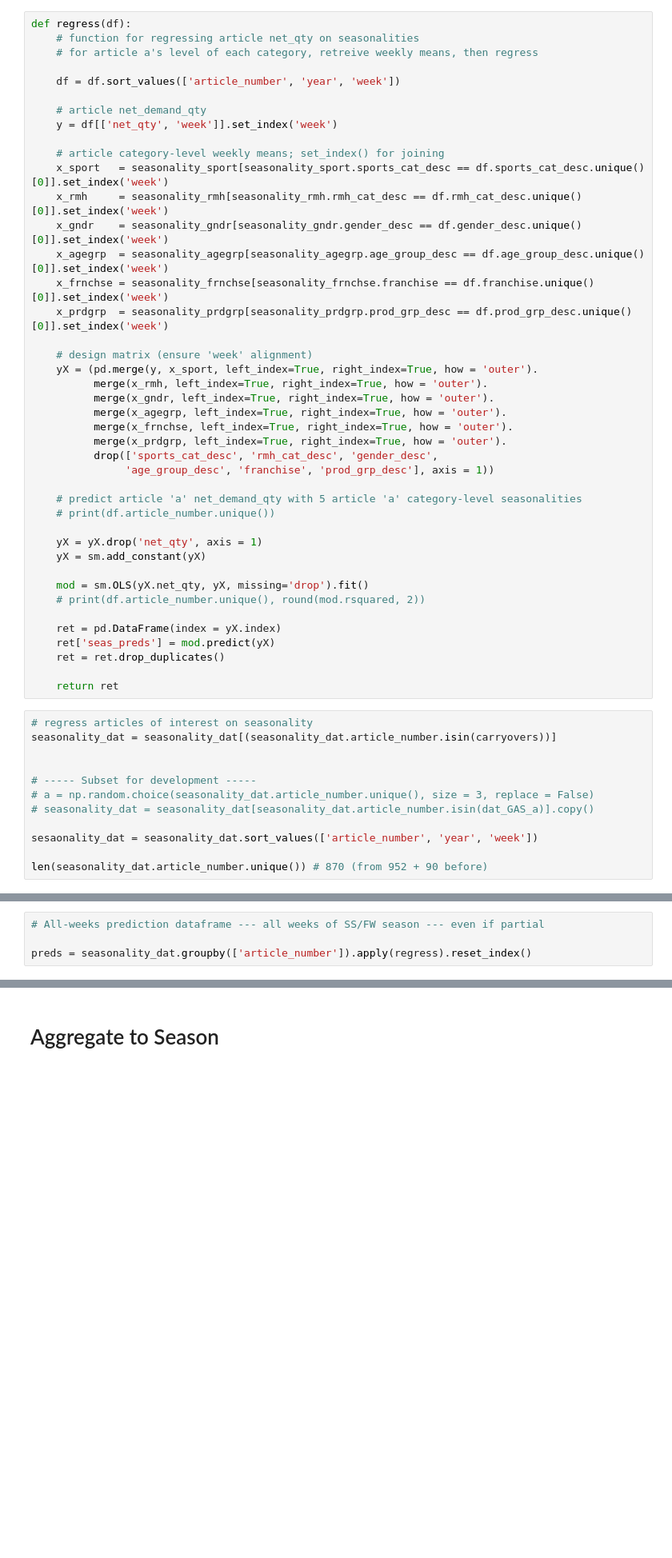
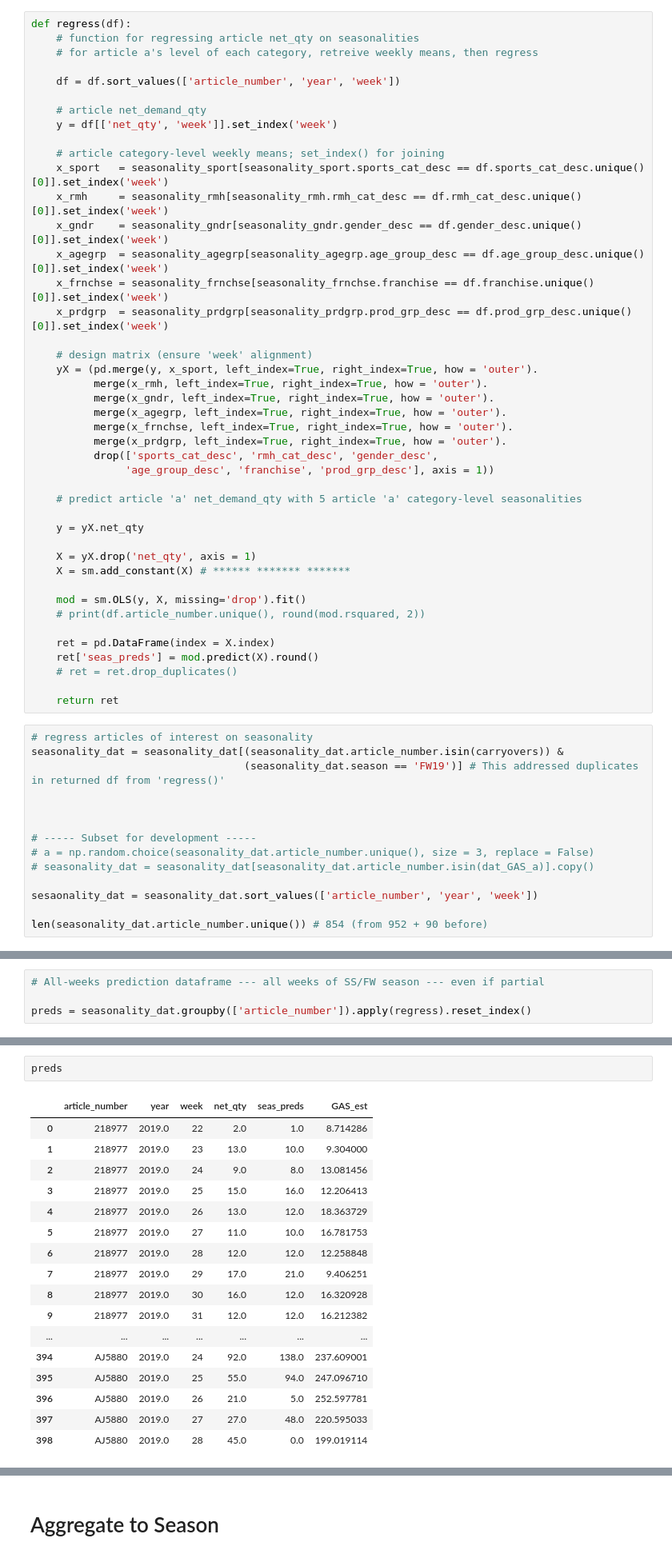
Before and after one commit to cwcomiskey/Misc, a Jupyter notebook: adidas/model_10Sept.ipynb, the cells around one changed output, grey strips where cells are left out. Shown at 80% size. Drawn from its saved outputs; the diff is of its cells as text; blank space fills up the shorter version.

```diff
--- a/adidas/model_10Sept.ipynb
+++ b/adidas/model_10Sept.ipynb
@@ -425,22 +466,25 @@ def regress(df):
                'age_group_desc', 'franchise', 'prod_grp_desc'], axis = 1))
 
     # predict article 'a' net_demand_qty with 5 article 'a' category-level seasonalities
-    # print(df.article_number.unique())
 
-    yX = yX.drop('net_qty', axis = 1)
-    yX = sm.add_constant(yX)
+    y = yX.net_qty
 
-    mod = sm.OLS(yX.net_qty, yX, missing='drop').fit()
+    X = yX.drop('net_qty', axis = 1)
+    X = sm.add_constant(X) # ****** ******* *******
+
+    mod = sm.OLS(y, X, missing='drop').fit()
     # print(df.article_number.unique(), round(mod.rsquared, 2))
 
-    ret = pd.DataFrame(index = yX.index)
-    ret['seas_preds'] = mod.predict(yX)
-    ret = ret.drop_duplicates()
+    ret = pd.DataFrame(index = X.index)
+    ret['seas_preds'] = mod.predict(X).round()
+    # ret = ret.drop_duplicates()
 
     return ret
 # %%
 # regress articles of interest on seasonality
-seasonality_dat = seasonality_dat[(seasonality_dat.article_number.isin(carryovers))]
+seasonality_dat = seasonality_dat[(seasonality_dat.article_number.isin(carryovers)) &
+                                  (seasonality_dat.season == 'FW19')] # This addressed duplicates in returned df from 'regress()'
+
 
 
 # ----- Subset for development -----
@@ -449,5 +493,5 @@ seasonality_dat = seasonality_dat[(seasonality_dat.article_number.isin(carryover
 
 sesaonality_dat = seasonality_dat.sort_values(['article_number', 'year', 'week'])
 
-len(seasonality_dat.article_number.unique()) # 870 (from 952 + 90 before)
+len(seasonality_dat.article_number.unique()) # 854 (from 952 + 90 before)
 # %% [output]
@@ -470,3 +514,23 @@ preds = pd.merge(
     preds,   # all weeks
     dat_GAS, # observed weeks
     how = 'left')
+# %%
+preds
+# %% [output]
+|  | article_number | year | week | net_qty | seas_preds | GAS_est |
+| 0 | 218977 | 2019.0 | 22 | 2.0 | 1.0 | 8.714286 |
+| 1 | 218977 | 2019.0 | 23 | 13.0 | 10.0 | 9.304000 |
+| 2 | 218977 | 2019.0 | 24 | 9.0 | 8.0 | 13.081456 |
+| 3 | 218977 | 2019.0 | 25 | 15.0 | 16.0 | 12.206413 |
+| 4 | 218977 | 2019.0 | 26 | 13.0 | 12.0 | 18.363729 |
+| 5 | 218977 | 2019.0 | 27 | 11.0 | 10.0 | 16.781753 |
+| 6 | 218977 | 2019.0 | 28 | 12.0 | 12.0 | 12.258848 |
+| 7 | 218977 | 2019.0 | 29 | 17.0 | 21.0 | 9.406251 |
+| 8 | 218977 | 2019.0 | 30 | 16.0 | 12.0 | 16.320928 |
+| 9 | 218977 | 2019.0 | 31 | 12.0 | 12.0 | 16.212382 |
+| ... | ... | ... | ... | ... | ... | ... |
+| 394 | AJ5880 | 2019.0 | 24 | 92.0 | 138.0 | 237.609001 |
+| 395 | AJ5880 | 2019.0 | 25 | 55.0 | 94.0 | 247.096710 |
+| 396 | AJ5880 | 2019.0 | 26 | 21.0 | 5.0 | 252.597781 |
+| 397 | AJ5880 | 2019.0 | 27 | 27.0 | 48.0 | 220.595033 |
+| 398 | AJ5880 | 2019.0 | 28 | 45.0 | 0.0 | 199.019114 |
```
Also changed, not shown: parts of 24 cells of this notebook.
